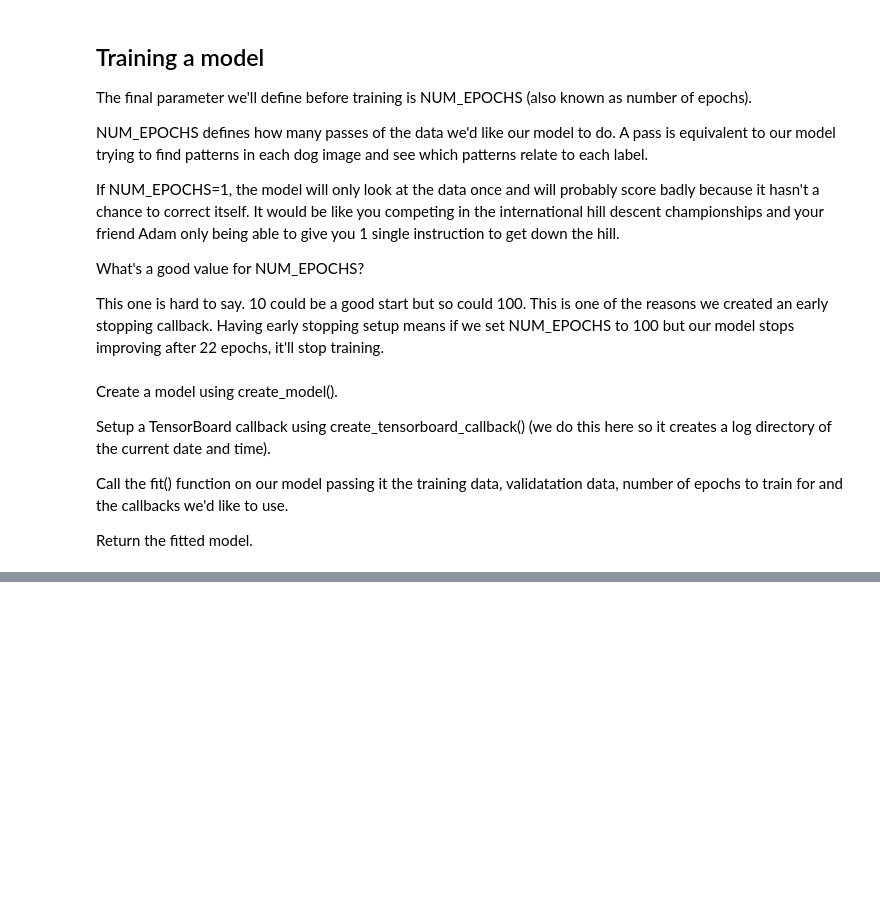
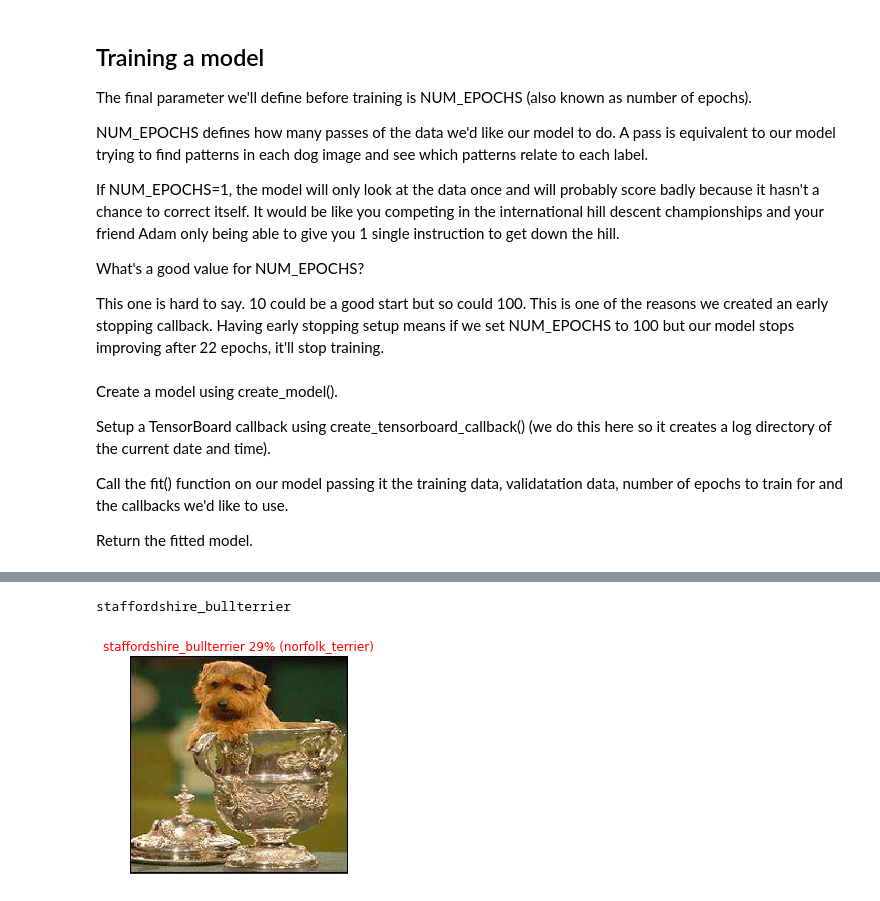
Before and after one commit to fskroes/ml-afstuderen-vitas-dogbreeds, a Jupyter notebook: create-model-2.ipynb, the cells around one changed output, grey strips where cells are left out. Drawn from its saved outputs; the diff is of its cells as text; code cells hidden in the pictures; blank space fills up the shorter version.

```diff
--- a/create-model-2.ipynb
+++ b/create-model-2.ipynb
@@ -553,3 +582,6 @@ Epoch 15/15
+# %%
+# Recreate the exact same model, including its weights and the optimizer
+model = tf.keras.models.load_model('saved_model/my_model')
 # %% [markdown]
 # Checking the TensorBoard logs
 
@@ -562,0 +668,4 @@ The TensorBoard magic function (%tensorboard) will access the logs directory we
+# %%
+# Get a predicted label based on an array of prediction probabilities
+pred_label = get_pred_label(predictions[0])
+pred_label
@@ -562,0 +678,13 @@ The TensorBoard magic function (%tensorboard) will access the logs directory we
+# %%
+dataset = tf.data.Dataset.from_generator(lambda: validation_generator, (tf.float32, tf.int16))
+dataset = dataset.unbatch()
+
+images = []
+labels = []
+d = list(dataset.take(1000).as_numpy_iterator())
+for image, label in d:
+    images.append(image)
+    labels.append(get_pred_label(label))
+
+# for i, l in list(dataset.as_numpy_iterator()):
+    # print(i, l)
@@ -562,0 +704,28 @@ The TensorBoard magic function (%tensorboard) will access the logs directory we
+# %%
+def plot_pred(prediction_probabilities, labels, images, n=1):
+    # show the prediction, ground truth label and image for sample n
+
+    pred_prob, true_label, image = prediction_probabilities[n], labels[n], images[n]
+    # print(pred_prob, true_label, image)
+
+    # Get the predicted label
+    pred_label = get_pred_label(pred_prob)
+
+    # Plot image & remove ticks
+    plt.imshow(image)
+    plt.xticks([])
+    plt.yticks([])
+
+    # Change the color of the title depending on if the prediction is right or wrong
+    if pred_label == true_label:
+        color = "green"
+    else:
+        color = "red"
+
+    plt.title("{} {:2.0f}% ({})".format(pred_label, np.max(pred_prob)*100, true_label), color=color)
+# %%
+# View an example prediction, original image and truth label
+plot_pred(prediction_probabilities=predictions, labels=labels, images=images)
+# %% [output]
+staffordshire_bullterrier
+[figure, added]
```
Also changed, not shown: parts of 53 cells of this notebook, 1 other file.
